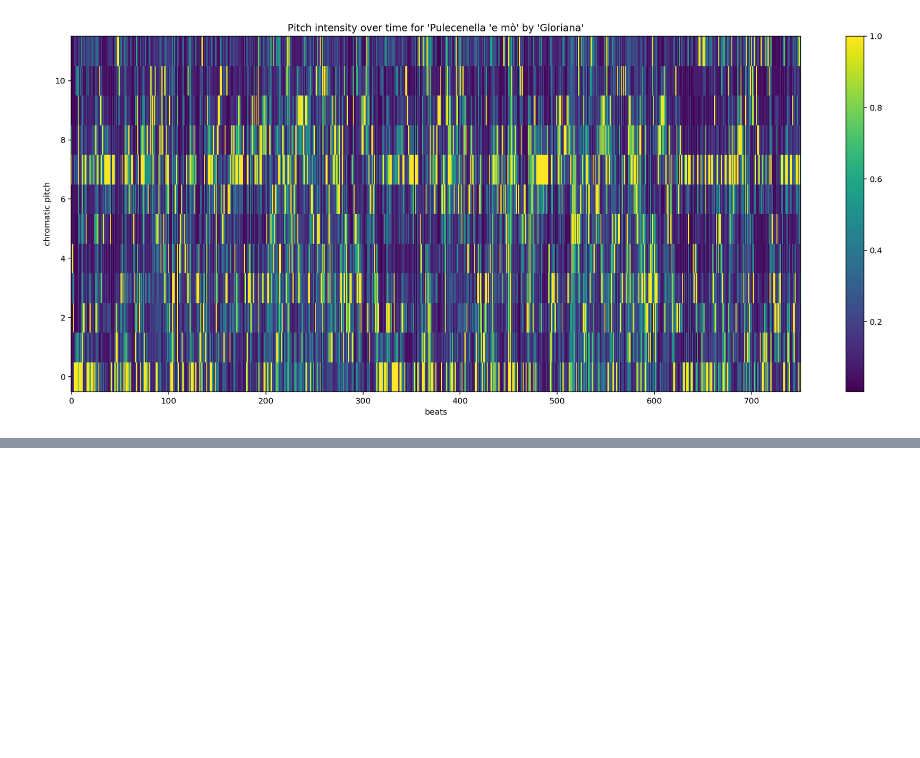
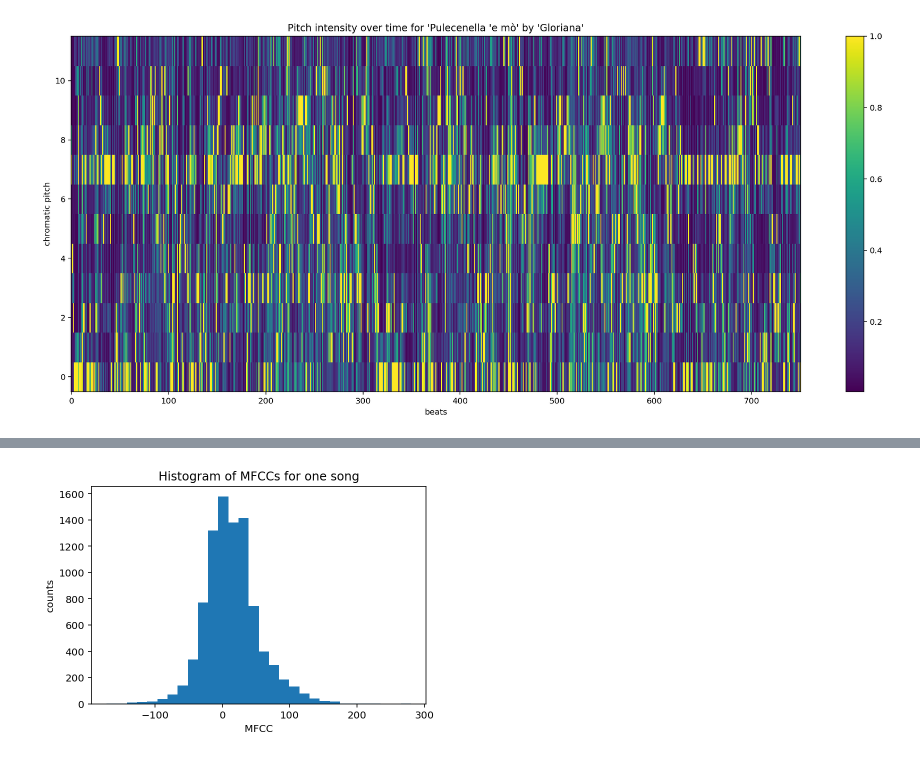
Before and after one commit to mhfisch/production-value, a Jupyter notebook: load_multiple_files.ipynb, the cells around one changed output, grey strips where cells are left out. Cells and saved outputs as stored; diff of their text form; code cells hidden in the pictures; blank space fills up the shorter version.

```diff
--- a/load_multiple_files.ipynb
+++ b/load_multiple_files.ipynb
@@ -224,0 +230,8 @@ fig.show()
+# %%
+plt.hist(np.stack(df.analysis.segments_timbre[0]).flatten(), bins = 30)
+plt.xlabel('MFCC')
+plt.ylabel('counts')
+plt.title('Histogram of MFCCs for one song')
+plt.show()
+# %% [output]
+[figure, added]
```
Also changed, not shown: parts of 1 cell of this notebook.
